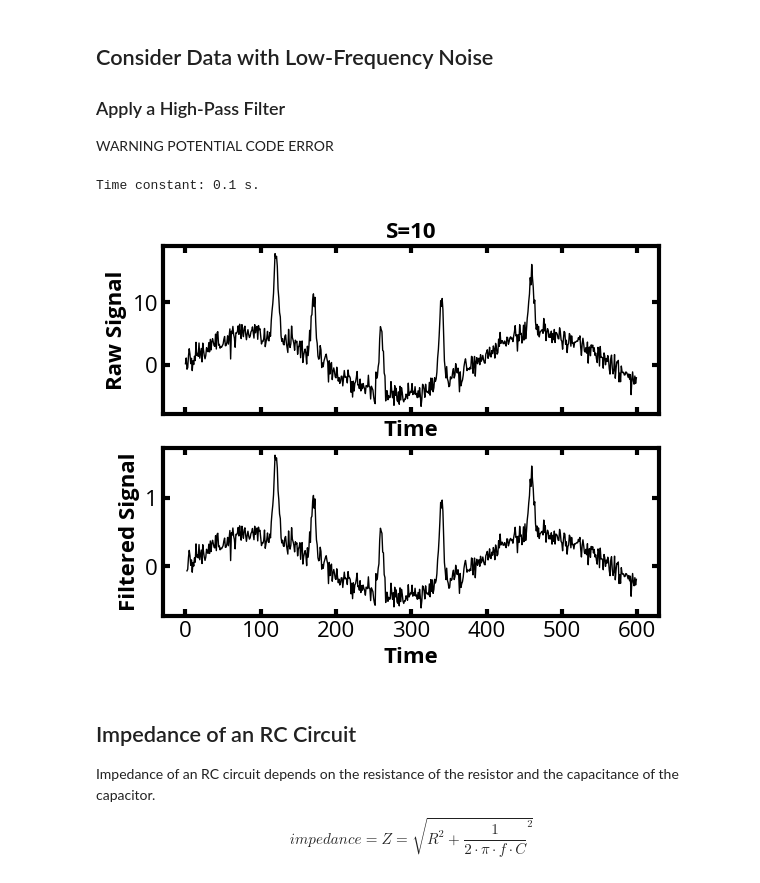
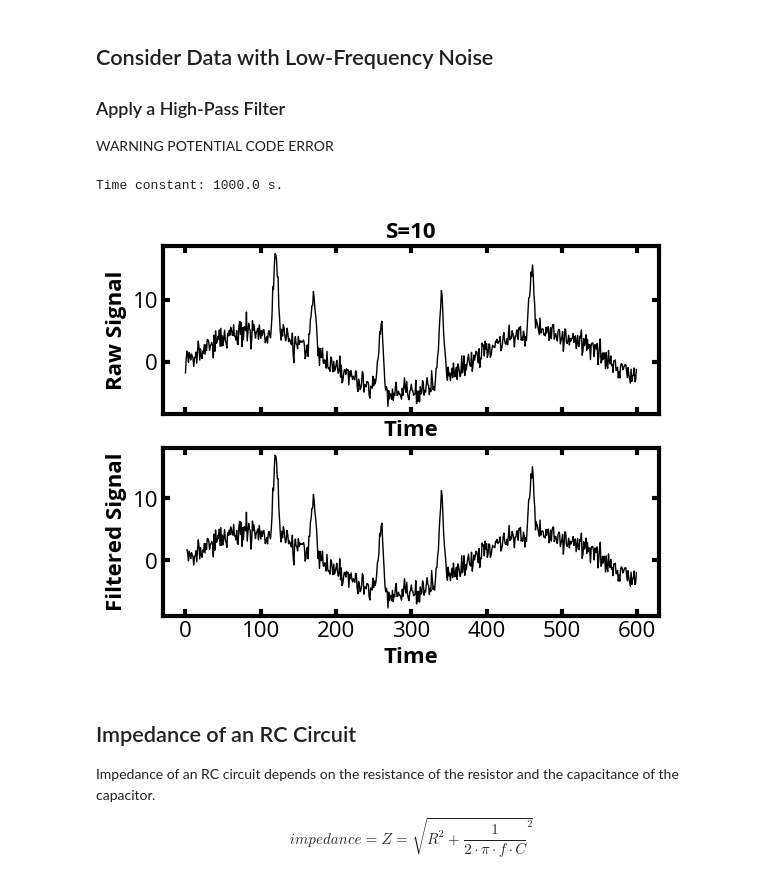
Before and after one commit to mfbush/instrumental-analysis, a Jupyter notebook: notebooks/transducers.ipynb, the cells around one changed output. Cells and saved outputs as stored; diff of their text form; code cells hidden in the pictures.

```diff
--- a/notebooks/transducers.ipynb
+++ b/notebooks/transducers.ipynb
@@ -149,7 +149,7 @@ colors = mpl.cm.magma(np.linspace(0,1,5))
 # %% [markdown]
 ### Apply a low-pass filter...
 # %%
-R = 500000. # Resistance in ohms
+R = 500. # Resistance in ohms
 C = 0.0005 # Capacitance in farads.
 
 RC = R*C     # Time constant in seconds.
@@ -197,8 +197,8 @@ Time constant: 250.0 s.
 ### Apply a High-Pass Filter
 WARNING POTENTIAL CODE ERROR
 # %%
-R = 10000. # Resistance in ohms
-C = 0.00001 # Capacitance in farads.
+R = 1000000. # Resistance in ohms
+C = 0.001 # Capacitance in farads.
 
 RC = R*C     # Time constant in seconds.
 print("Time constant: " + str(RC) + " s.")
@@ -211,36 +211,36 @@ dt = 1
 time = np.arange(0,600,dt)
 
 # https://en.wikipedia.org/wiki/High-pass_filter
 fc = 1./(2*np.pi*RC)
 alpha = 1./((2*np.pi*dt*fc)+1.)
 
 raw = 5.*np.sin(time/60.)
 raw += np.random.randn(np.size(time))
 s = 3.
 raw += 100.*norm.pdf(time, 120,scale=s)
 raw += 70.*norm.pdf(time, 170,scale=s)
 raw += 80.*norm.pdf(time, 260,scale=s)
 raw += 100.*norm.pdf(time, 340,scale=s)
 raw += 70.*norm.pdf(time, 460,scale=s)
 
 ax[0].set_title('S='+str(heights[i]), fontweight='bold')
 ax[0].plot(time,raw,'k',lw=1)
 ax[0].set_xlabel('Time', fontweight='bold')
 
 # Adapted from # From https://en.wikipedia.org/wiki/High-pass_filter
-filtered = raw
+filtered = np.copy(raw)
 for j in range(2,np.size(raw)):
     filtered[j] = alpha * (filtered[j-1]+raw[j]-raw[j-1])
 
 ax[1].plot(time[2:],filtered[2:],'k',lw=1)
 ax[1].set_xlabel('Time', fontweight='bold')
 
 ax[0].set_ylabel('Raw Signal', fontweight='bold')
 ax[1].set_ylabel('Filtered Signal', fontweight='bold')
 plt.show()
 # %% [output]
-Time constant: 0.1 s.
+Time constant: 1000.0 s.
-[figure, old version]
+[figure, new version]
 # %% [markdown]
 ## Impedance of an RC Circuit
 
```
Also changed, not shown: parts of 1 cell of this notebook.
